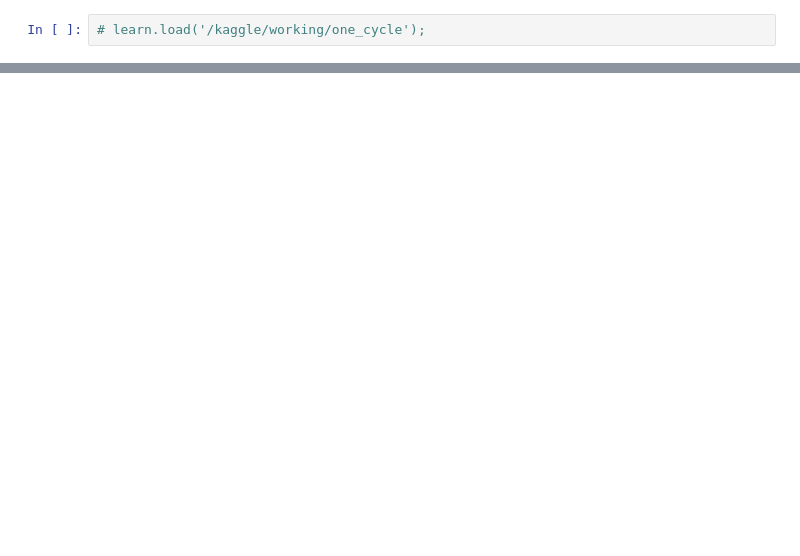
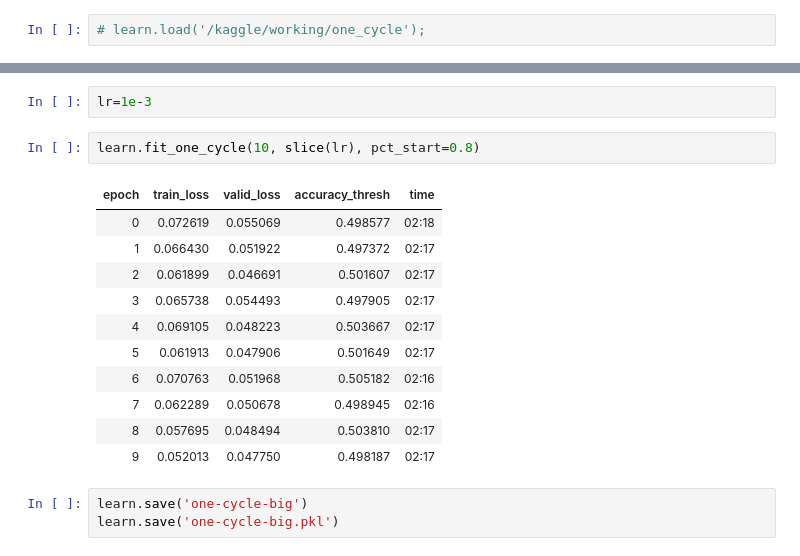
Before and after one commit to Simurgh818/UCSF_QBI_Hackathon_ImageSegmentor, a Jupyter notebook: QBI Hackathon 2019 Unet.ipynb, the cells around one changed output, grey strips where cells are left out. Cells and saved outputs as stored; diff of their text form; blank space fills up the shorter version.

```diff
--- a/QBI Hackathon 2019 Unet.ipynb
+++ b/QBI Hackathon 2019 Unet.ipynb
@@ -110,0 +184,19 @@ learn.recorder.plot()
+# %%
+lr=1e-3
+# %%
+learn.fit_one_cycle(10, slice(lr), pct_start=0.8)
+# %% [output]
+| epoch | train_loss | valid_loss | accuracy_thresh | time |
+| 0 | 0.072619 | 0.055069 | 0.498577 | 02:18 |
+| 1 | 0.066430 | 0.051922 | 0.497372 | 02:17 |
+| 2 | 0.061899 | 0.046691 | 0.501607 | 02:17 |
+| 3 | 0.065738 | 0.054493 | 0.497905 | 02:17 |
+| 4 | 0.069105 | 0.048223 | 0.503667 | 02:17 |
+| 5 | 0.061913 | 0.047906 | 0.501649 | 02:17 |
+| 6 | 0.070763 | 0.051968 | 0.505182 | 02:16 |
+| 7 | 0.062289 | 0.050678 | 0.498945 | 02:16 |
+| 8 | 0.057695 | 0.048494 | 0.503810 | 02:17 |
+| 9 | 0.052013 | 0.047750 | 0.498187 | 02:17 |
+# %%
+learn.save('one-cycle-big')
+learn.save('one-cycle-big.pkl')
```
Also changed, not shown: parts of 23 cells of this notebook.
